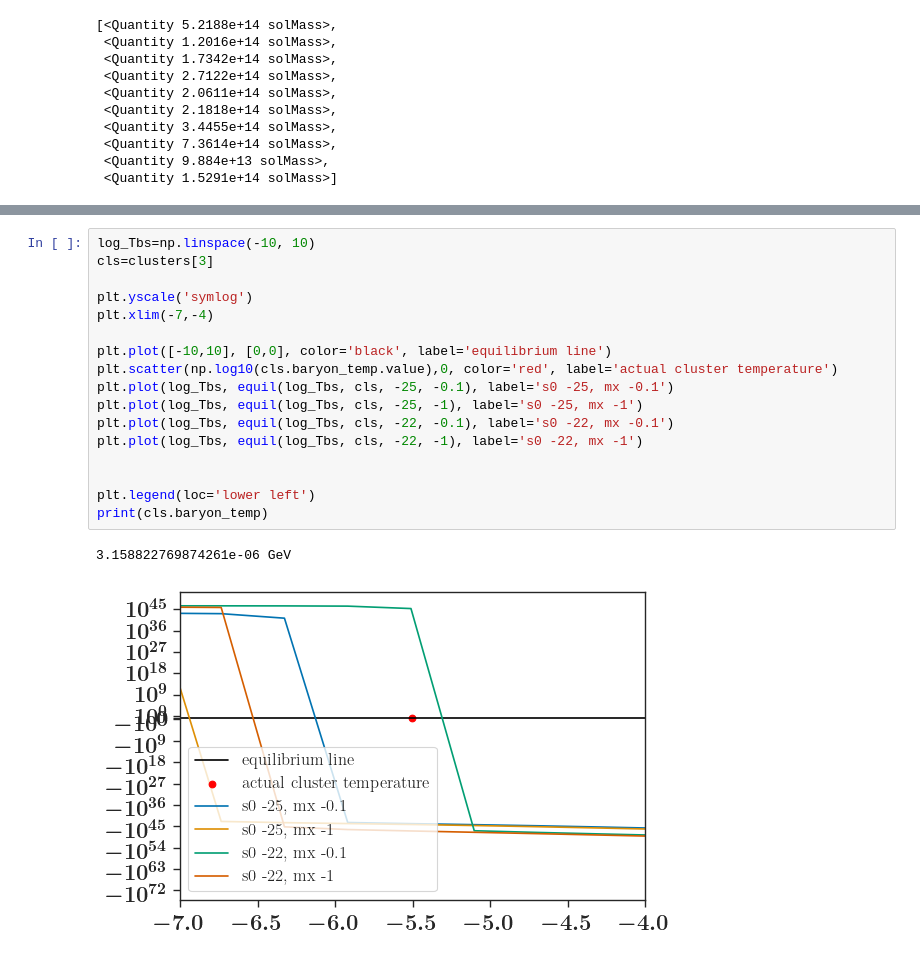
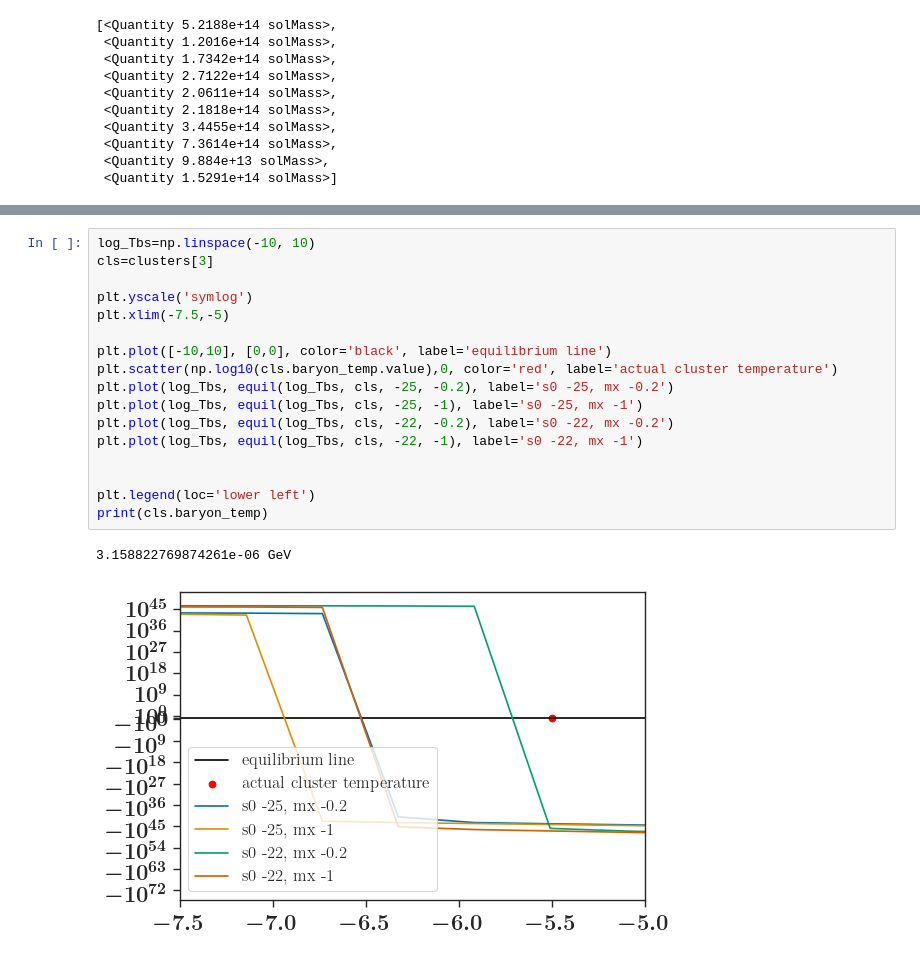
Before and after one commit to eleanorstuart/thermo-idm, a Jupyter notebook: mcmc_iqbal_agn.ipynb, the cells around one changed output, grey strips where cells are left out. Cells and saved outputs as stored; diff of their text form.

```diff
--- a/mcmc_iqbal_agn.ipynb
+++ b/mcmc_iqbal_agn.ipynb
@@ -54,20 +54,20 @@ clusters, variances=load_clusters(10, dataset='REFLEX')
 # %%
 log_Tbs=np.linspace(-10, 10)
 cls=clusters[3]
 
 plt.yscale('symlog')
-plt.xlim(-7,-4)
+plt.xlim(-7.5,-5)
 
 plt.plot([-10,10], [0,0], color='black', label='equilibrium line')
 plt.scatter(np.log10(cls.baryon_temp.value),0, color='red', label='actual cluster temperature')
-plt.plot(log_Tbs, equil(log_Tbs, cls, -25, -0.1), label='s0 -25, mx -0.1')
+plt.plot(log_Tbs, equil(log_Tbs, cls, -25, -0.2), label='s0 -25, mx -0.2')
 plt.plot(log_Tbs, equil(log_Tbs, cls, -25, -1), label='s0 -25, mx -1')
-plt.plot(log_Tbs, equil(log_Tbs, cls, -22, -0.1), label='s0 -22, mx -0.1')
+plt.plot(log_Tbs, equil(log_Tbs, cls, -22, -0.2), label='s0 -22, mx -0.2')
 plt.plot(log_Tbs, equil(log_Tbs, cls, -22, -1), label='s0 -22, mx -1')
 
 
 plt.legend(loc='lower left')
 print(cls.baryon_temp)
 # %% [output]
 3.158822769874261e-06 GeV
-[figure, old version]
+[figure, new version]
```
Also changed, not shown: parts of 11 cells of this notebook, 4 other files.
